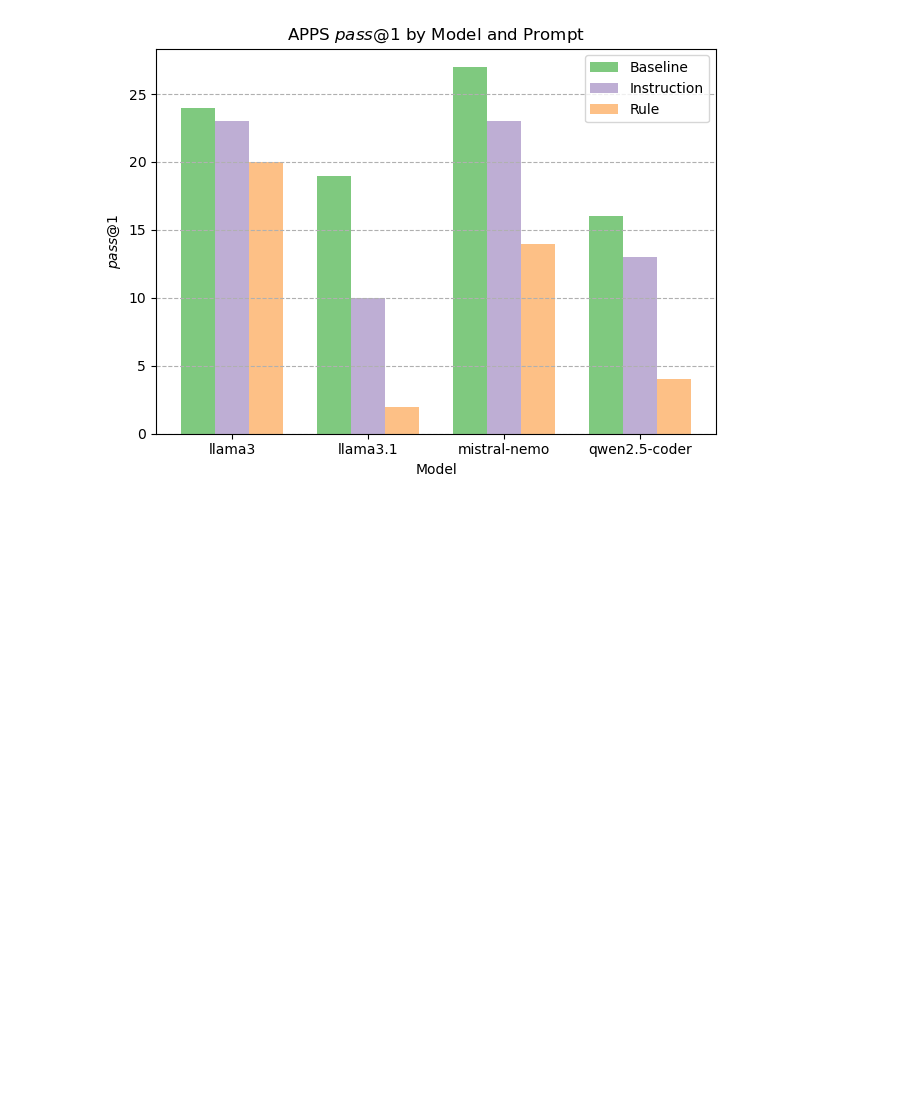
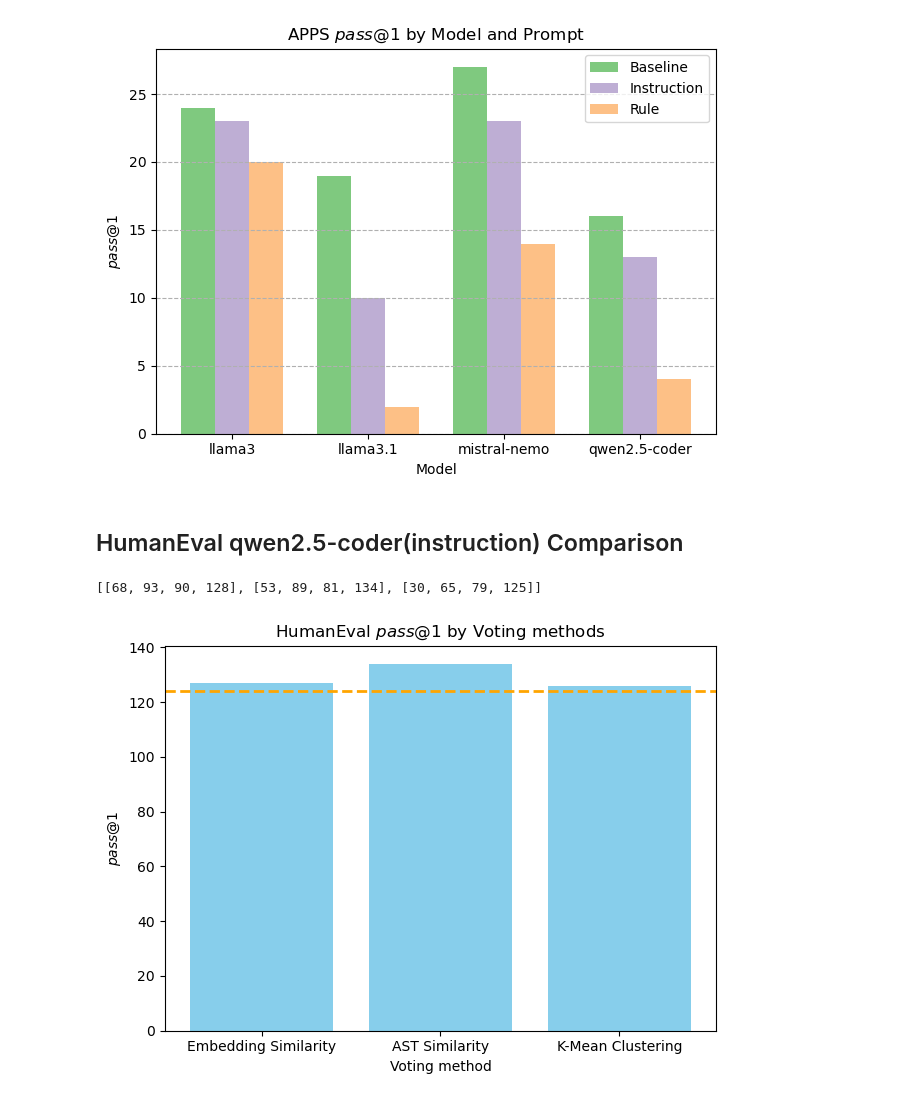
Before and after one commit to HyunjoonCho/mvce, a Jupyter notebook: visualize.ipynb, the cells around one changed output. Cells and saved outputs as stored; diff of their text form; code cells hidden in the pictures; blank space fills up the shorter version.

```diff
--- a/visualize.ipynb
+++ b/visualize.ipynb
@@ -243,2 +212,39 @@ load_and_visualize(benchmark, models, technique_wise_results)
 # %% [output]
 [figure]
+# %% [markdown]
+## HumanEval qwen2.5-coder(instruction) Comparison
+# %%
+
+
+benchmark = 'HumanEval'
+
+## add x element
+x_axis = ['Embedding Similarity', 'AST Similarity', 'K-Mean Clustering']
+
+embedding_sim = load_results('./similarity/codebert_humaneval_results.txt')
+ast_sim = load_results('./similarity/ast_edit_dist_humaneval_wo_preprocessing_results.txt')
+print(ast_sim)
+cluster = load_results('./similarity/codebert_kmean_humaneval_results.txt')
+
+# Qwen2.5-coder(instuction)
+## add y-value
+y_value = []
+y_value.append(embedding_sim[1][3])
+y_value.append(ast_sim[1][3])
+y_value.append(cluster[1][3])
+
+baseline_y_value = 124
+
+x = np.arange(len(x_axis))
+width = 0.25
+
+plt.bar(x_axis, y_value, color = 'skyblue')
+plt.axhline(y=baseline_y_value, color = 'orange', linestyle='--', linewidth=2, label=f'Baseline ({baseline_y_value})')
+plt.title(benchmark + r' $\it{pass@1}$ by Voting methods')
+plt.xlabel('Voting method')
+plt.ylabel(r'$\it{pass@1}$')
+plt.tight_layout()
+plt.savefig(f'results/figures/{benchmark}_qwen_inst.png', dpi=300)
+# %% [output]
+[[68, 93, 90, 128], [53, 89, 81, 134], [30, 65, 79, 125]]
+[figure, added]
```
Also changed, not shown: parts of 9 cells of this notebook, 10 other files.
